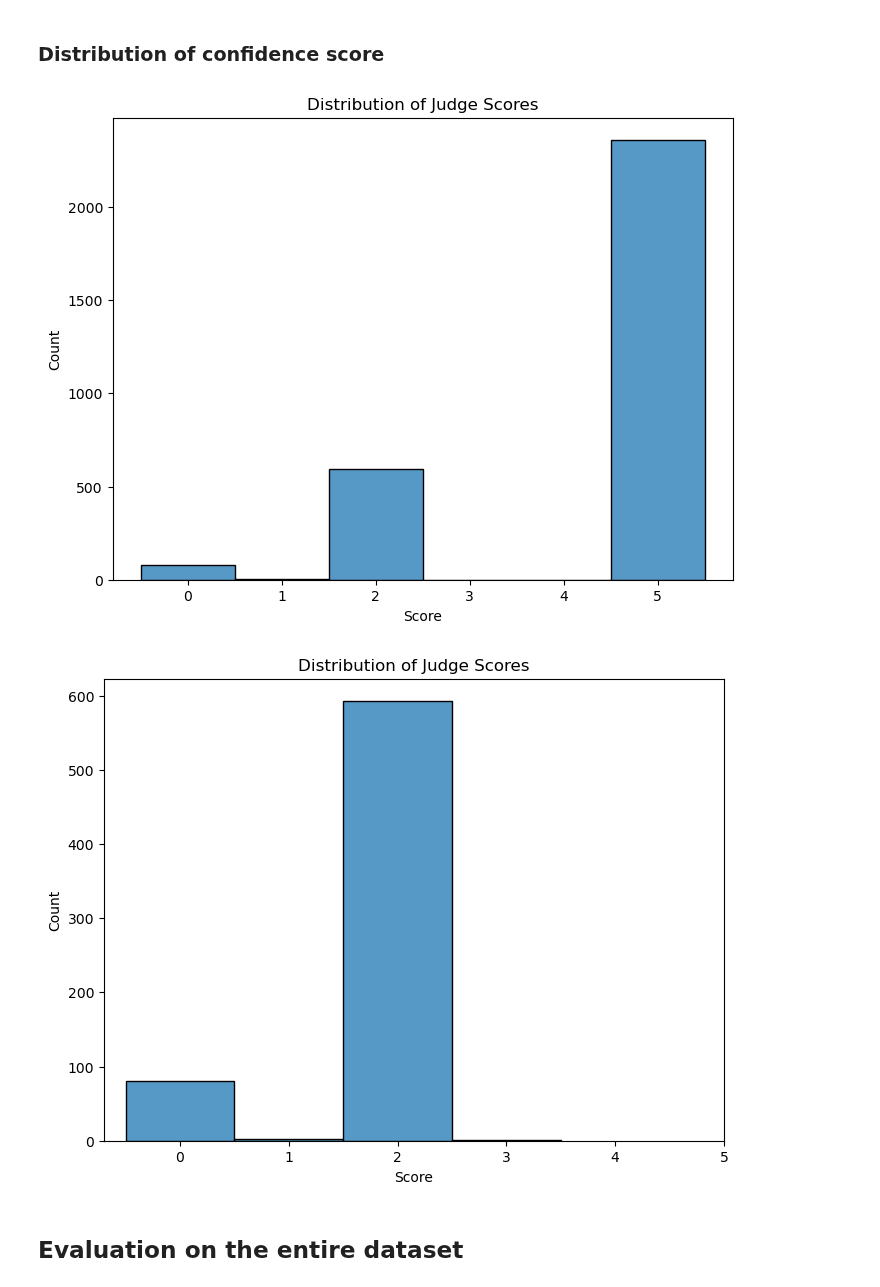
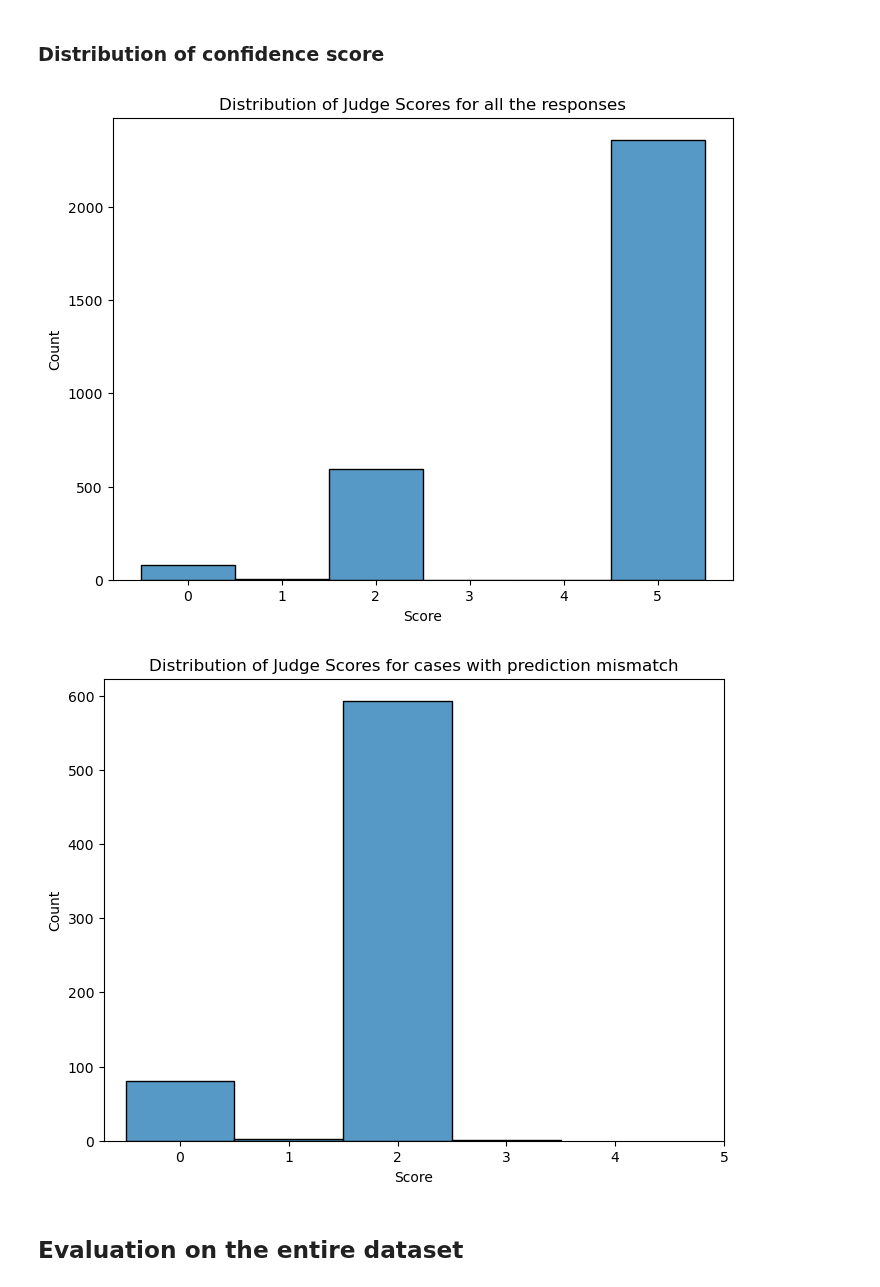
Before and after one commit to FabioLusha/video-neurosymbolic, a Jupyter notebook: star_code/experiments/resp_analysis7_llama8b_as_judge.ipynb, the cells around one changed output. Saved outputs shown, nothing was run; the diff lists cells and outputs as text; code cells hidden in the pictures.

Commit message:
Update LLM as Judge analysis file
Terminating the analysis on the LLM as a Judge method for this
iteration.

```diff
--- a/star_code/experiments/resp_analysis7_llama8b_as_judge.ipynb
+++ b/star_code/experiments/resp_analysis7_llama8b_as_judge.ipynb
@@ -68,0 +98,4 @@ We first check what are the prediction of the 'Judge' for the set of answer taht
+# %%
+exact_match_pred = (ans_df['text'] == gt_df[contains_ans_mask]['text'])
+exact_match_pred = exact_match_pred[ans_df['text'].notna()]
+exact_match_pred.shape
@@ -368,26 +382,0 @@ Not good. The LLM is very confident for these set of answers, even though we hav
-# %%
-# Load the scores for the wrong answers
-predictions = []
-with open('../outputs/llama8b_as_judge_correct.jsonl') as f:
-    predictions = [json.loads(line) for line in f.readlines()]
-
-# Extract pred, score and reason from response dictionary into separate columns
-judge_pred_df = pd.DataFrame(predictions).rename(columns={'qid':'id'})
-judge_pred_df['pred'] = \
-    judge_pred_df['response'] \
-    .apply(lambda x: eval(x)['pred']) \
-    .astype('string')
-
-judge_pred_df['score'] = \
-    judge_pred_df['response'] \
-    .apply(lambda x: int(eval(x)['score'])) \
-    .astype('int32')
-
-judge_pred_df['reason'] = \
-    judge_pred_df['response'] \
-    .apply(lambda x: eval(x)['reason']) \
-    .astype('string')
-
-judge_pred_df.drop('response', axis=1, inplace=True)
-judge_pred_df.set_index('id', inplace=True)
-judge_pred_df
@@ -448,5 +416,5 @@ original_pred_df.set_index('id', inplace=True)
 # %%
-judged_incorrect_mask = judge_pred_df['pred'] == 'incorrect'
+judged_incorrect_mask = judge_pred_df[exact_match_pred]['pred'] == 'incorrect'
 
-original_pred_df.loc[judged_incorrect_mask]
+judge_pred_df[exact_match_pred][judged_incorrect_mask]
 # %% [output]
@@ -591,25 +630,28 @@ actually_wrong = [
 # Let's see the score distribution for all the predictions
 
 plt.figure(figsize=(8, 6))
-sns.histplot(data=judge_pred_df['score'], discrete=True)
-plt.title('Distribution of Judge Scores')
+sns.histplot(data=judge_pred_df[exact_match_pred]['score'], discrete=True)
+plt.title('Distribution of Judge Scores for all the responses')
 plt.xlabel('Score')
 plt.ylabel('Count')
 plt.show()
 # %% [output]
-[figure, old version]
+[figure, new version]
 # %%
-# Now the score distribution for the prediction which the judge considers as correct answer
+# Now the score distribution for the prediction which the judge considers as incorrect answers
 
 plt.figure(figsize=(8, 6))
-sns.histplot(data=judge_pred_df[judged_incorrect_mask]['score'], discrete=True, bins=6)
-plt.title('Distribution of Judge Scores')
+sns.histplot(data= \
+             judge_pred_df \
+             .loc[exact_match_pred]
+             .loc[judged_incorrect_mask]['score'], discrete=True, bins=6)
+plt.title('Distribution of Judge Scores for cases with prediction mismatch')
 plt.xlabel('Score')
 plt.ylabel('Count')
 plt.xticks(range(6))
 plt.show()
 # %% [output]
-[figure, old version]
+[figure, new version]
 # %% [markdown]
 ## Evaluation on the entire dataset
 # %% [markdown]
```
Also changed, not shown: parts of 55 cells of this notebook.
